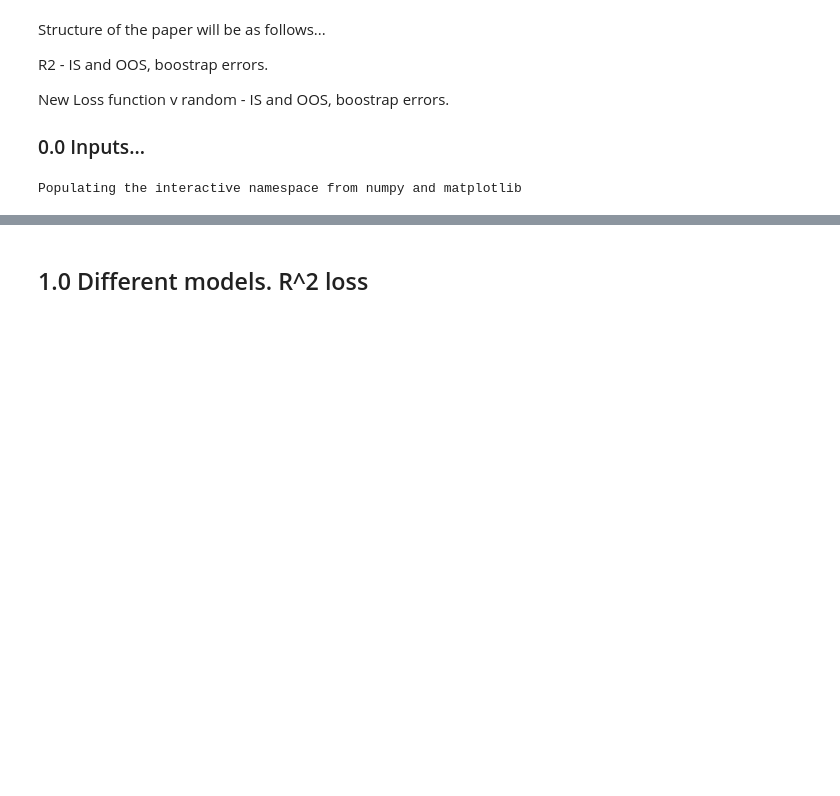
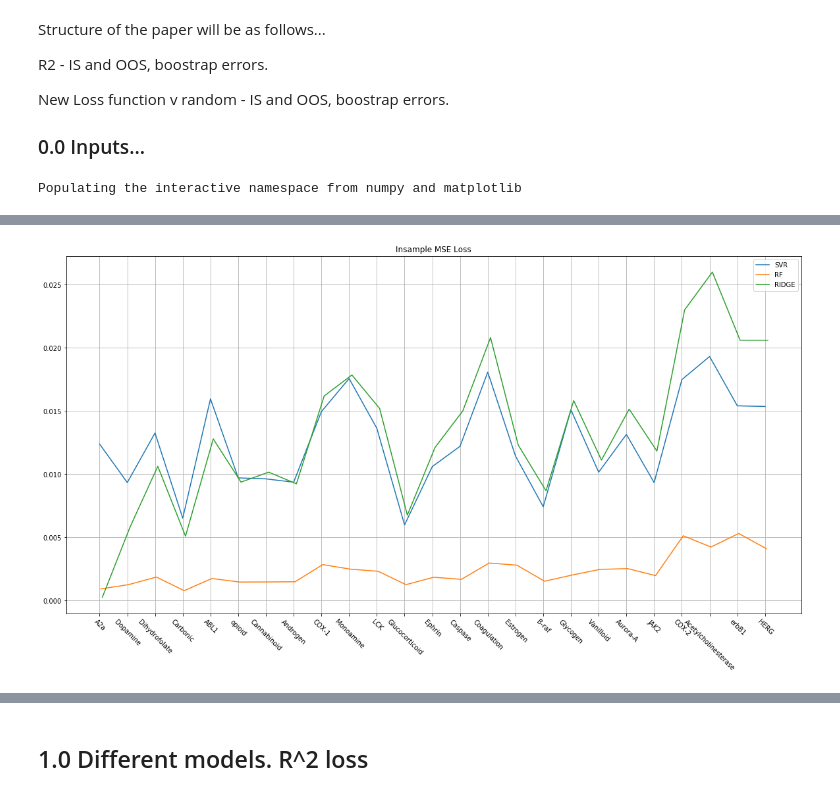
Before and after one commit to owatson/QuantileBootstrap, a Jupyter notebook: Paper_final_final.ipynb, the cells around one changed output, grey strips where cells are left out. Saved outputs shown, nothing was run; the diff lists cells and outputs as text; code cells hidden in the pictures; blank space fills up the shorter version.

```diff
--- a/Paper_final_final.ipynb
+++ b/Paper_final_final.ipynb
@@ -95,0 +283,2 @@ def get_data(tgt_name='COX-2'):
+# %%
+sorted_targets = sorted(targets, key=lambda x: len(get_data(x)[0]))
@@ -95,0 +379,39 @@ def get_data(tgt_name='COX-2'):
+# %%
+def plotter(frac_fit=1.0, kf=0, insample=False, loss='mse'):
+
+    fnf = get_fn(frac_fit, kf=0, insample=False)
+
+    loss_hdr = joblib.load(fnf)
+
+    for (i, method) in enumerate(model_dict.keys()):
+        losses = np.asarray([loss_hdr[x][method][loss]['loss'] for x in sorted_targets])
+        if insample:
+            plot(np.arange(25) + 0.05*i, losses,  label=method.upper())
+        else:
+            loss_l = np.asarray([loss_hdr[x][method][loss]['loss_l'] for x in sorted_targets])
+            loss_u = np.asarray([loss_hdr[x][method][loss]['loss_u'] for x in sorted_targets])
+
+            yerr = np.vstack((losses - loss_l, loss_u - losses))
+
+            errorbar(np.arange(25)+i*0.1, rf, capsize=10, yerr=rfe, label=method.upper())
+            pass
+        pass
+
+    if insample:
+        title('Insample %s Loss' % loss.upper())
+    else:
+        ttl = 'OOS %s Loss' % loss.upper()
+        if kf > 0:
+            ttl += ' with %d fold CV' % kf
+        if frac_fit < 1.0:
+            ttl += 'Max activity in fit at %.1f' % frac_fit
+        title(ttl)
+    pass
+
+    grid(True)
+    plt.xticks(np.arange(25), sorted_targets, rotation=-45)
+    legend(loc='best')
+# %%
+plotter(insample=True)
+# %% [output]
+[figure, added]
```
Also changed, not shown: parts of 35 cells of this notebook, 2 other files.
